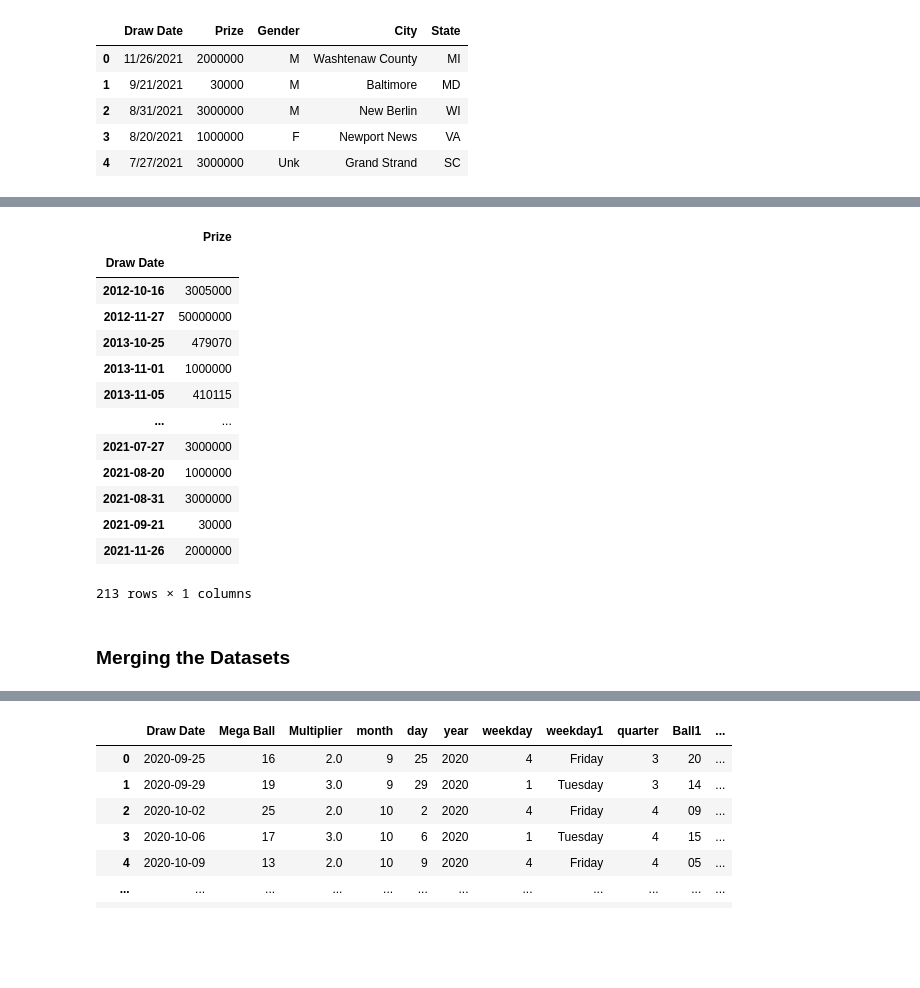
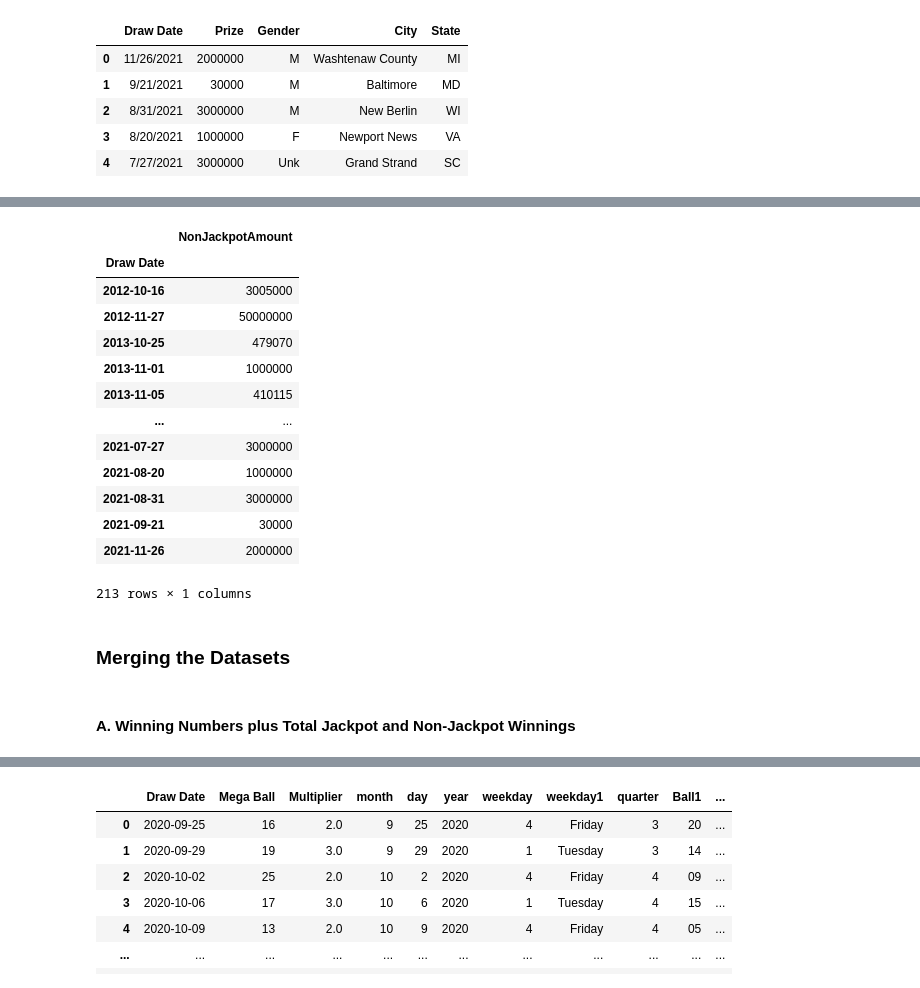
Before and after one commit to AlbiKovi/DSO110---Final-Group-Project, a Jupyter notebook: DSO110 - Final Group Project - Lottery.ipynb, the cells around one changed output, grey strips where cells are left out. Drawn from its saved outputs; the diff is of its cells as text; code cells hidden in the pictures; blank space fills up the shorter version.

```diff
--- a/DSO110 - Final Group Project - Lottery.ipynb
+++ b/DSO110 - Final Group Project - Lottery.ipynb
@@ -173,3 +152,8 @@ SmallWinners.head()
 | 2 | 8/31/2021 | 3000000 | M | New Berlin | WI |
 | 3 | 8/20/2021 | 1000000 | F | Newport News | VA |
 | 4 | 7/27/2021 | 3000000 | Unk | Grand Strand | SC |
+# %%
+SmallWinners.rename(columns={'Date': 'Draw Date', 'Prize':'NonJackpotAmount', 'City':'Location'}, inplace=True)
+SmallWinners['Win'] = 'Y'
+SmallWinners['Jackpot'] = 'N'
+SmallWinners.info()
@@ -176,9 +175,9 @@ SmallWinners.head()
 # %%
 SmallWinners['Draw Date']= pd.to_datetime(SmallWinners['Draw Date'])
-SmallWins = pd.DataFrame(SmallWinners.groupby('Draw Date')['Prize'].sum())
+SmallWins = pd.DataFrame(SmallWinners.groupby('Draw Date')['NonJackpotAmount'].sum())
 SmallWins
 # %% [output]
-|  | Prize |
+|  | NonJackpotAmount |
 | Draw Date |  |
 | 2012-10-16 | 3005000 |
 | 2012-11-27 | 50000000 |
@@ -194,6 +193,8 @@ SmallWins
 213 rows × 1 columns
 # %% [markdown]
 ### Merging the Datasets
+# %% [markdown]
+#### A. Winning Numbers plus Total Jackpot and Non-Jackpot Winnings
 # %%
 Prizes = Wins.merge(SmallWins, how='outer', on='Draw Date')
 Prizes.info()
```
Also changed, not shown: parts of 53 cells of this notebook, 2 other files.
